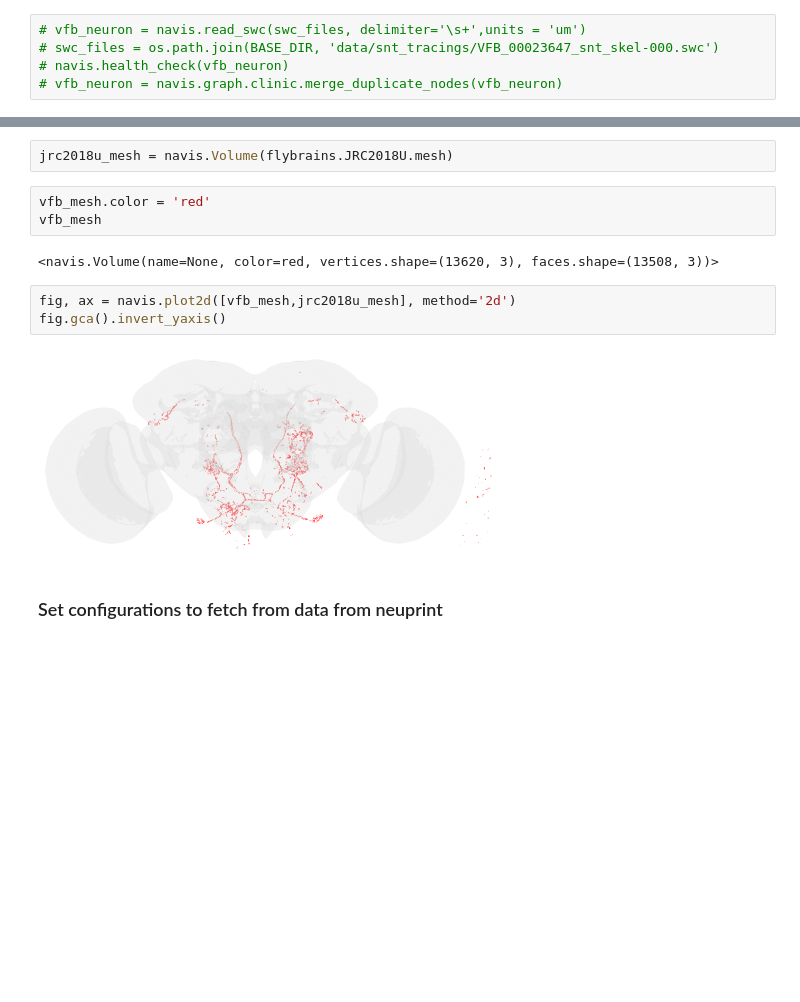
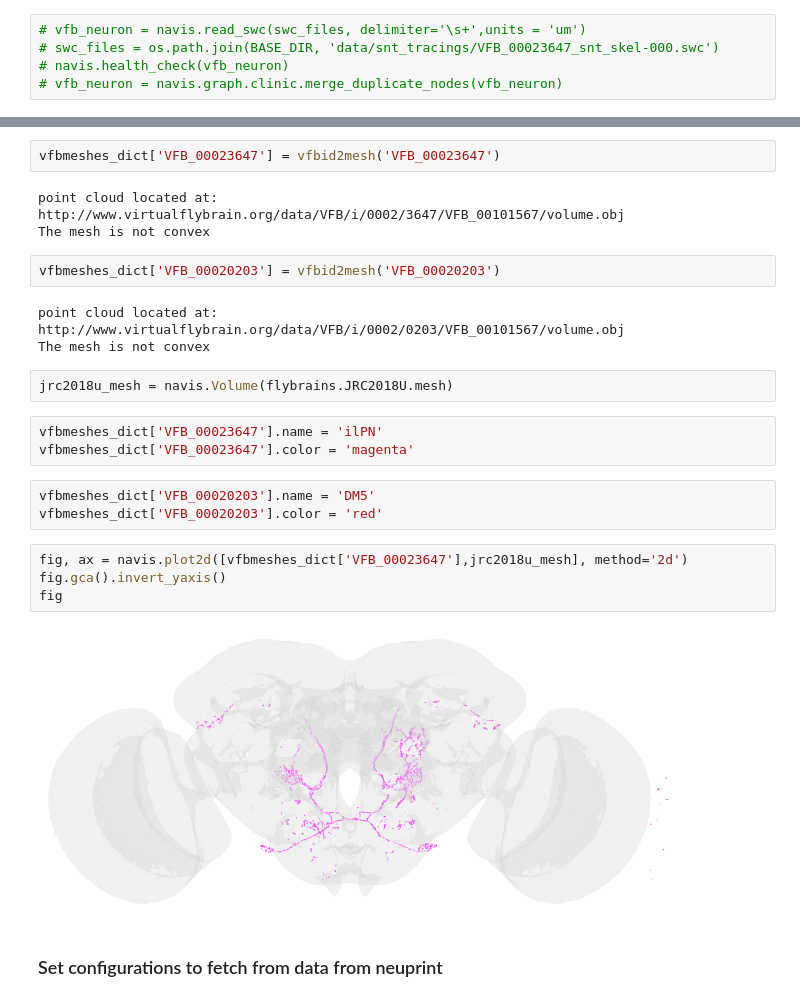
Before and after one commit to SridharJagannathan/pyroglancer, a Jupyter notebook: docs/source/tutorials/gal4line2flywire.ipynb, the cells around one changed output, grey strips where cells are left out. Saved outputs shown, nothing was run; the diff lists cells and outputs as text; blank space fills up the shorter version.

Commit message:
* simplified pointcloud2meshes * added names for volumes/skeleton layers

```diff
--- a/docs/source/tutorials/gal4line2flywire.ipynb
+++ b/docs/source/tutorials/gal4line2flywire.ipynb
@@ -70,15 +66,27 @@ The mesh is not convex
+# %%
+vfbmeshes_dict['VFB_00023647'] = vfbid2mesh('VFB_00023647')
+# %% [output]
+point cloud located at:  http://www.virtualflybrain.org/data/VFB/i/0002/3647/VFB_00101567/volume.obj
+The mesh is not convex
+# %%
+vfbmeshes_dict['VFB_00020203'] = vfbid2mesh('VFB_00020203')
+# %% [output]
+point cloud located at:  http://www.virtualflybrain.org/data/VFB/i/0002/0203/VFB_00101567/volume.obj
+The mesh is not convex
 # %%
 jrc2018u_mesh = navis.Volume(flybrains.JRC2018U.mesh)
-# %%
-vfb_mesh.color = 'red'
-vfb_mesh
-# %% [output]
-<navis.Volume(name=None, color=red, vertices.shape=(13620, 3), faces.shape=(13508, 3))>
+# %%
+vfbmeshes_dict['VFB_00023647'].name = 'ilPN'
+vfbmeshes_dict['VFB_00023647'].color = 'magenta'
+# %%
+vfbmeshes_dict['VFB_00020203'].name = 'DM5'
+vfbmeshes_dict['VFB_00020203'].color = 'red'
 # %%
-fig, ax = navis.plot2d([vfb_mesh,jrc2018u_mesh], method='2d')
+fig, ax = navis.plot2d([vfbmeshes_dict['VFB_00023647'],jrc2018u_mesh], method='2d')
 fig.gca().invert_yaxis()
+fig
 # %% [output]
-[figure, old version]
+[figure, new version]
 # %% [markdown]
 ### Set configurations to fetch from data from neuprint
 # %%
```
Also changed, not shown: parts of 28 cells of this notebook, 6 other files.
